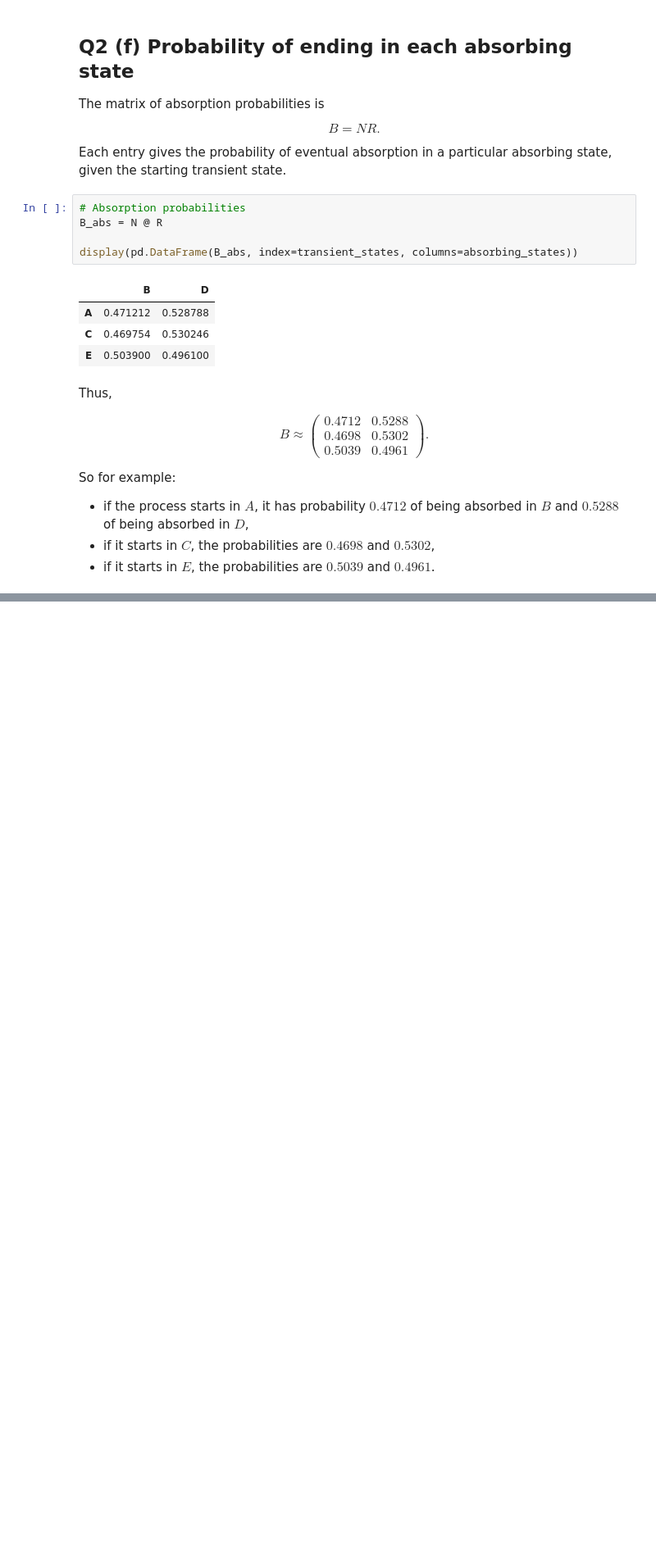
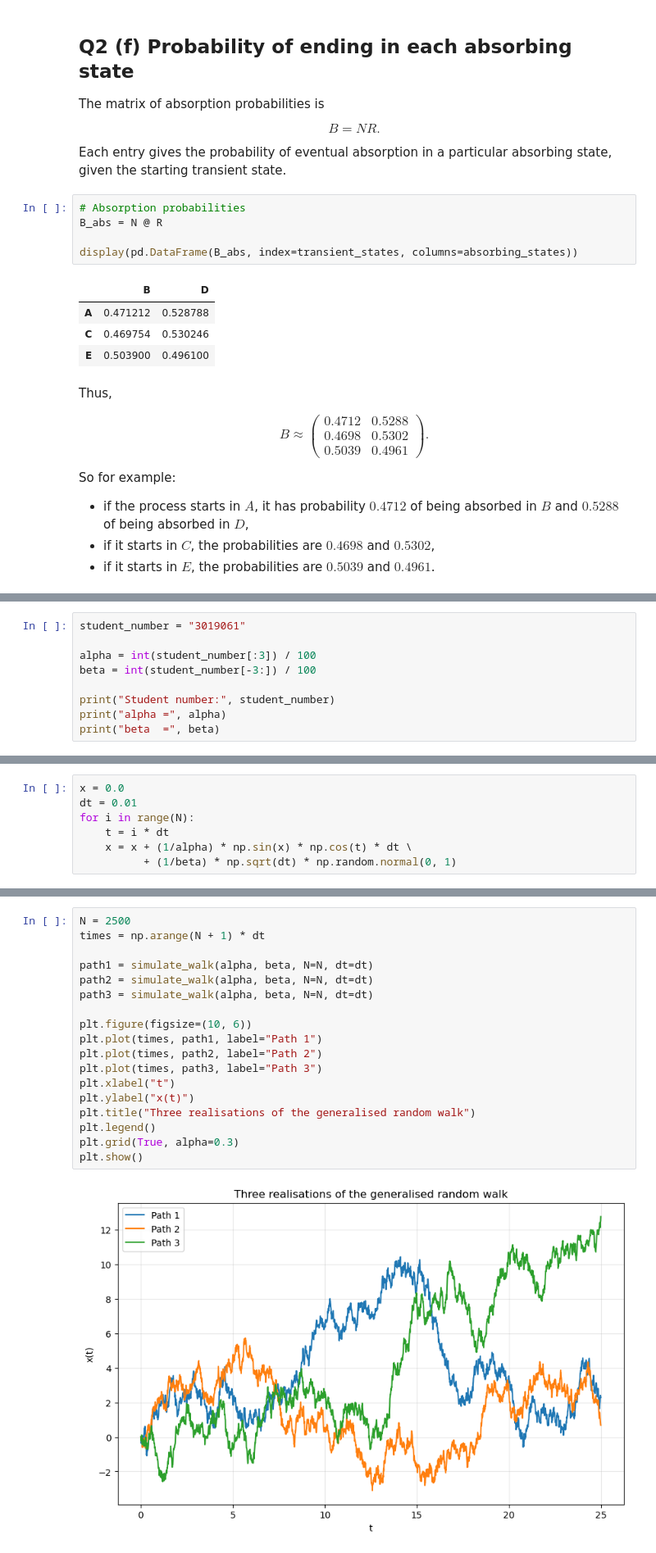
Before and after one commit to K-Allison/3019061_MATPMD4, a Jupyter notebook: MATPMD4_Assignment1_3019061.ipynb, the cells around one changed output, grey strips where cells are left out. Shown at 82% size. Drawn from its saved outputs; the diff is of its cells as text; blank space fills up the shorter version.

```diff
--- a/MATPMD4_Assignment1_3019061.ipynb
+++ b/MATPMD4_Assignment1_3019061.ipynb
@@ -431,0 +505,9 @@ So for example:
+# %%
+student_number = "3019061"
+
+alpha = int(student_number[:3]) / 100
+beta = int(student_number[-3:]) / 100
+
+print("Student number:", student_number)
+print("alpha =", alpha)
+print("beta  =", beta)
@@ -431,0 +566,7 @@ So for example:
+# %%
+x = 0.0
+dt = 0.01
+for i in range(N):
+    t = i * dt
+    x = x + (1/alpha) * np.sin(x) * np.cos(t) * dt \
+          + (1/beta) * np.sqrt(dt) * np.random.normal(0, 1)
@@ -431,0 +615,20 @@ So for example:
+# %%
+N = 2500
+times = np.arange(N + 1) * dt
+
+path1 = simulate_walk(alpha, beta, N=N, dt=dt)
+path2 = simulate_walk(alpha, beta, N=N, dt=dt)
+path3 = simulate_walk(alpha, beta, N=N, dt=dt)
+
+plt.figure(figsize=(10, 6))
+plt.plot(times, path1, label="Path 1")
+plt.plot(times, path2, label="Path 2")
+plt.plot(times, path3, label="Path 3")
+plt.xlabel("t")
+plt.ylabel("x(t)")
+plt.title("Three realisations of the generalised random walk")
+plt.legend()
+plt.grid(True, alpha=0.3)
+plt.show()
+# %% [output]
+[figure, added]
```
Also changed, not shown: parts of 21 cells of this notebook.
